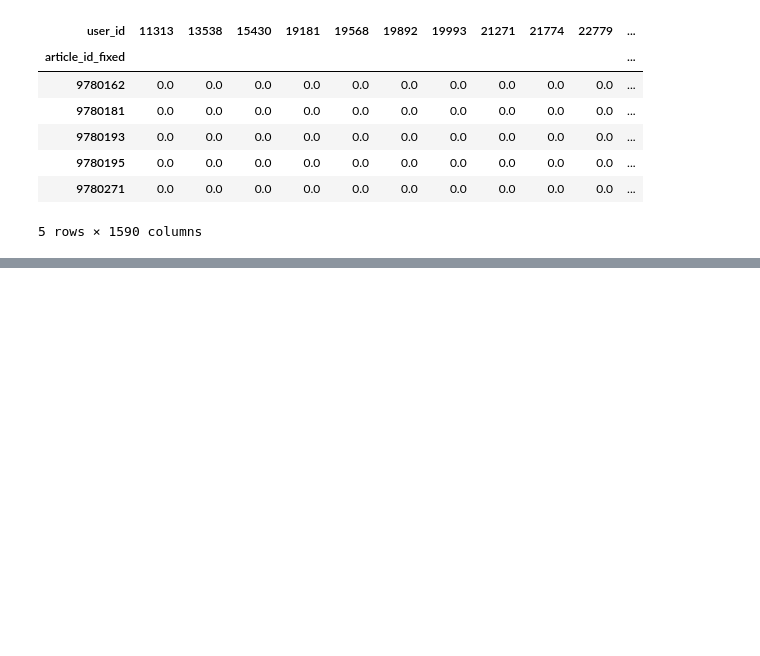
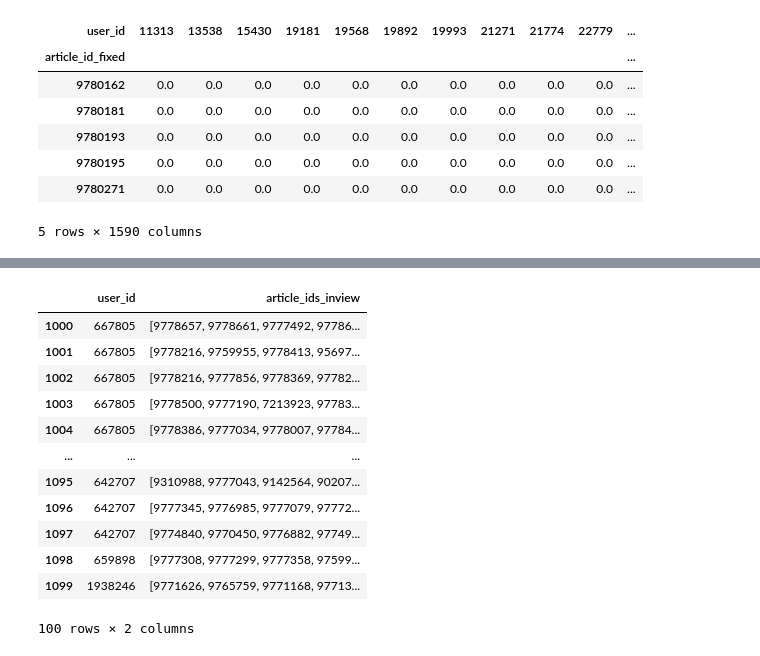
Before and after one commit to babogdanov/recsys-2024, a Jupyter notebook: item-to-item/build_matrix.ipynb, the cells around one changed output, grey strips where cells are left out. Saved outputs shown, nothing was run; the diff lists cells and outputs as text; code cells hidden in the pictures; blank space fills up the shorter version.

```diff
--- a/item-to-item/build_matrix.ipynb
+++ b/item-to-item/build_matrix.ipynb
@@ -288,0 +275,19 @@ article_recommender(1001055, 3000, [9775202, 9776855, 9776688, 9771995, 9776583,
+# %%
+X = behaviors_parquet[['user_id', 'article_ids_inview']][1000:1100]
+y = behaviors_parquet['article_ids_clicked'][1000:1100]
+# %%
+X
+# %% [output]
+|  | user_id | article_ids_inview |
+| 1000 | 667805 | [9778657, 9778661, 9777492, 97786... |
+| 1001 | 667805 | [9778216, 9759955, 9778413, 95697... |
+| 1002 | 667805 | [9778216, 9777856, 9778369, 97782... |
+| 1003 | 667805 | [9778500, 9777190, 7213923, 97783... |
+| 1004 | 667805 | [9778386, 9777034, 9778007, 97784... |
+| ... | ... | ... |
+| 1095 | 642707 | [9310988, 9777043, 9142564, 90207... |
+| 1096 | 642707 | [9777345, 9776985, 9777079, 97772... |
+| 1097 | 642707 | [9774840, 9770450, 9776882, 97749... |
+| 1098 | 659898 | [9777308, 9777299, 9777358, 97599... |
+| 1099 | 1938246 | [9771626, 9765759, 9771168, 97713... |
+100 rows × 2 columns
```
Also changed, not shown: parts of 17 cells of this notebook.
